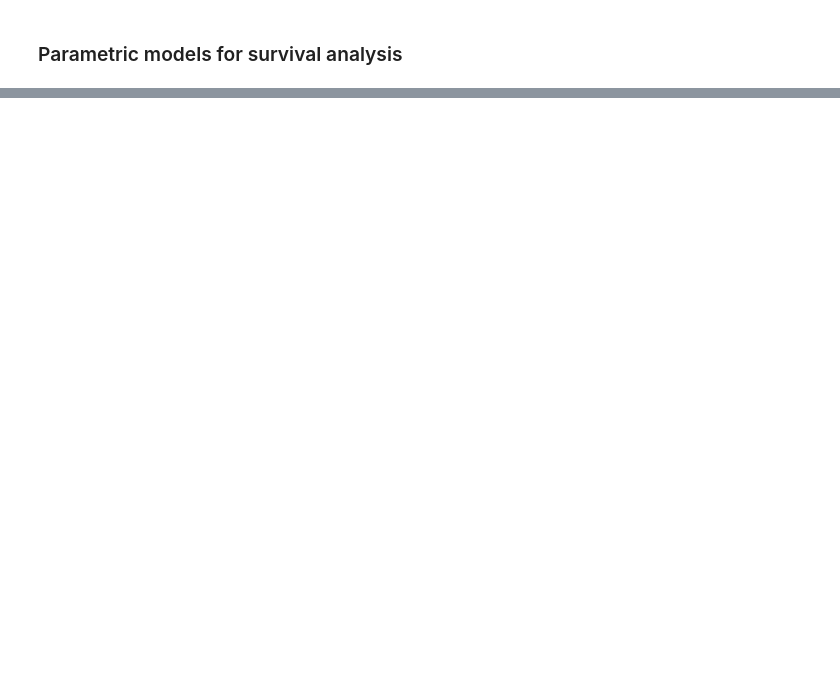
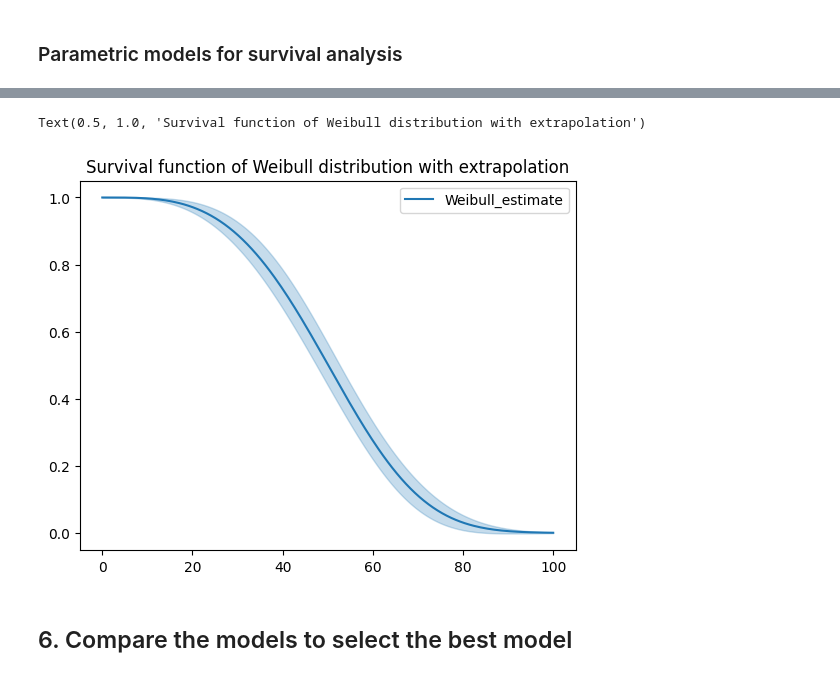
Before and after one commit to davidzhao1015/survival-analysis-case-example, a Jupyter notebook: survival-analysis-reproduce.ipynb, the cells around one changed output, grey strips where cells are left out. Cells and saved outputs as stored; diff of their text form; code cells hidden in the pictures; blank space fills up the shorter version.

```diff
--- a/survival-analysis-reproduce.ipynb
+++ b/survival-analysis-reproduce.ipynb
@@ -223,0 +323,11 @@ spf.plot_cumulative_hazard(ax=axes[2][1])
+# %%
+# Alternatively, use the 'timeline' kwarg in the fit method
+wbf_extrapolate_2 = WeibullFitter().fit(T_1, E_1, timeline=timeline)
+# %%
+ax_weibull_extrapolate = wbf_extrapolate_2.plot_survival_function()
+ax_weibull_extrapolate.set_title('Survival function of Weibull distribution with extrapolation')
+# %% [output]
+Text(0.5, 1.0, 'Survival function of Weibull distribution with extrapolation')
+[figure, added]
+# %% [markdown]
+## 6. Compare the models to select the best model
```
Also changed, not shown: parts of 33 cells of this notebook.
